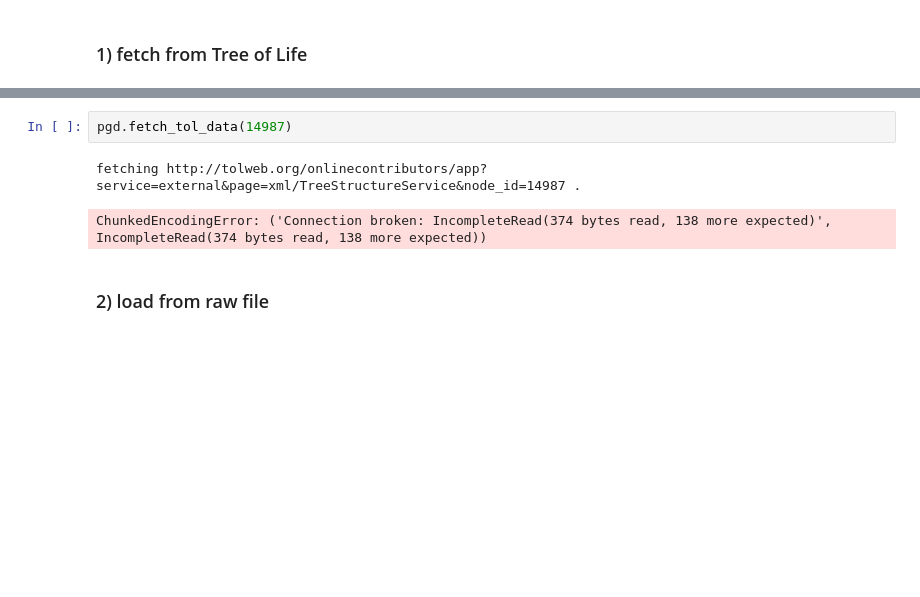
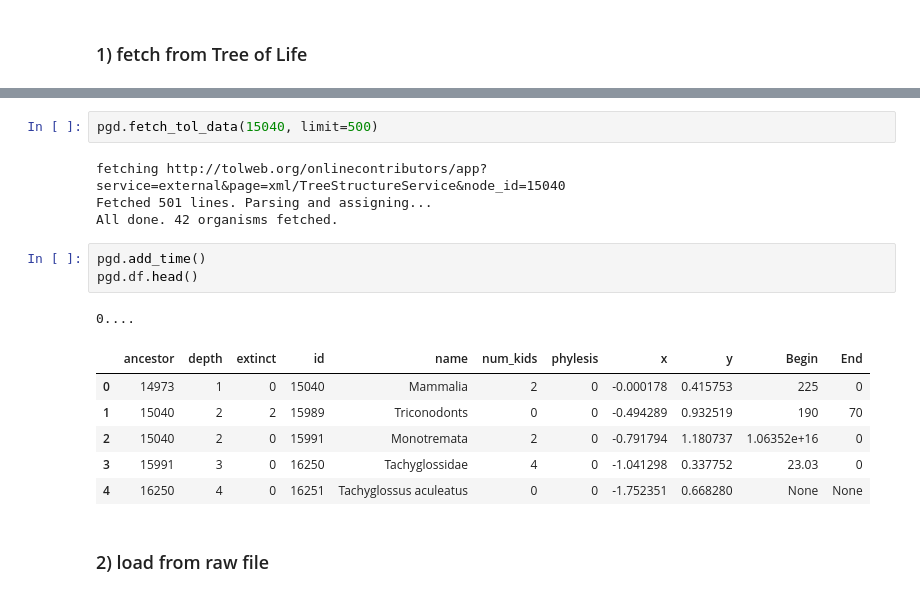
Before and after one commit to seth127/phyloGraph, a Jupyter notebook: phyloGraph.ipynb, the cells around one changed output, grey strips where cells are left out. Saved outputs shown, nothing was run; the diff lists cells and outputs as text; blank space fills up the shorter version.

```diff
--- a/phyloGraph.ipynb
+++ b/phyloGraph.ipynb
@@ -26,8 +24,20 @@ pgd.search_name("tetrapod")
 # %%
-pgd.fetch_tol_data(14987)
+pgd.fetch_tol_data(15040, limit=500)
 # %% [output]
-fetching http://tolweb.org/onlinecontributors/app?service=external&page=xml/TreeStructureService&node_id=14987 .
+fetching http://tolweb.org/onlinecontributors/app?service=external&page=xml/TreeStructureService&node_id=15040
+Fetched 501 lines. Parsing and assigning...
+All done. 42 organisms fetched.
-ChunkedEncodingError: ('Connection broken: IncompleteRead(374 bytes read, 138 more expected)', IncompleteRead(374 bytes read, 138 more expected))
+# %%
+pgd.add_time()
+pgd.df.head()
+# %% [output]
+0....
+|  | ancestor | depth | extinct | id | name | num_kids | phylesis | x | y | Begin | End |
+| 0 | 14973 | 1 | 0 | 15040 | Mammalia | 2 | 0 | -0.000178 | 0.415753 | 225 | 0 |
+| 1 | 15040 | 2 | 2 | 15989 | Triconodonts | 0 | 0 | -0.494289 | 0.932519 | 190 | 70 |
+| 2 | 15040 | 2 | 0 | 15991 | Monotremata | 2 | 0 | -0.791794 | 1.180737 | 1.06352e+16 | 0 |
+| 3 | 15991 | 3 | 0 | 16250 | Tachyglossidae | 4 | 0 | -1.041298 | 0.337752 | 23.03 | 0 |
+| 4 | 16250 | 4 | 0 | 16251 | Tachyglossus aculeatus | 0 | 0 | -1.752351 | 0.668280 | None | None |
 # %% [markdown]
 ### 2) load from raw file
 # %%
```
Also changed, not shown: parts of 17 cells of this notebook, 3 other files.
